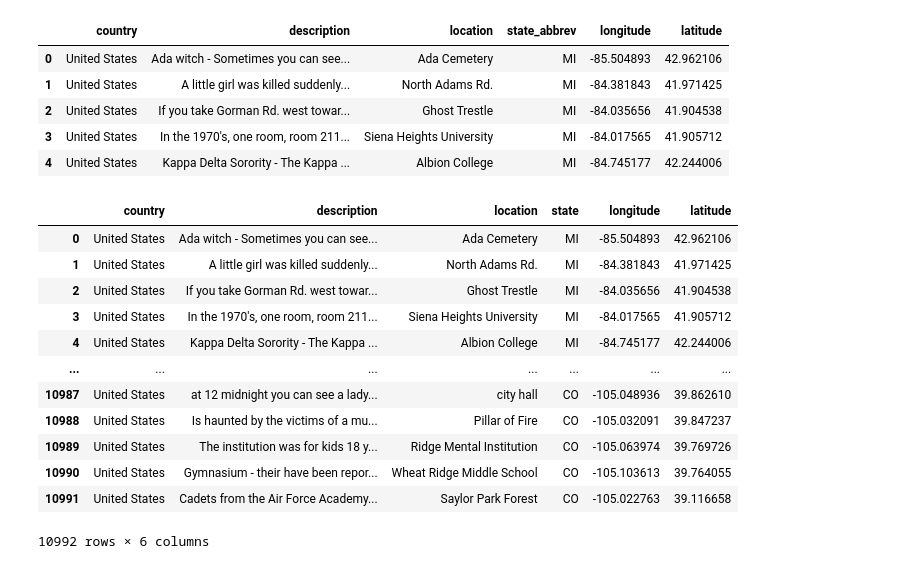
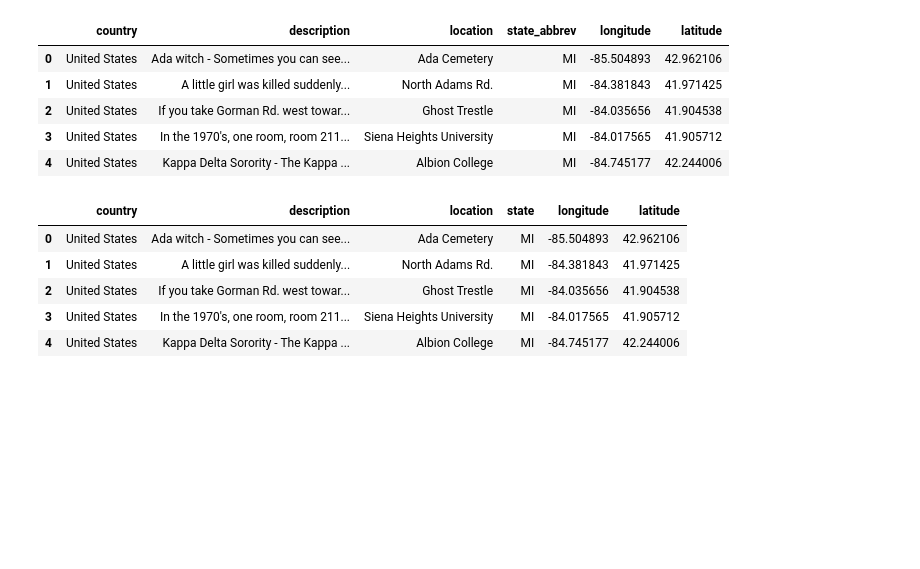
Before and after one commit to Morgen-Henry/supernatural_map, a Jupyter notebook: Data Cleaning/datacleaning.ipynb, the cells around one changed output. Cells and saved outputs as stored; diff of their text form; code cells hidden in the pictures; blank space fills up the shorter version.

```diff
--- a/Data Cleaning/datacleaning.ipynb
+++ b/Data Cleaning/datacleaning.ipynb
@@ -359,20 +346,13 @@ hauntedPlaces.head()
 | 4 | United States | Kappa Delta Sorority - The Kappa ... | Albion College | MI | -84.745177 | 42.244006 |
 # %%
 hauntedPlaces = hauntedPlaces.rename(columns={'state_abbrev': 'state'})
-hauntedPlaces
+hauntedPlaces.head()
 # %% [output]
 |  | country | description | location | state | longitude | latitude |
 | 0 | United States | Ada witch - Sometimes you can see... | Ada Cemetery | MI | -85.504893 | 42.962106 |
 | 1 | United States | A little girl was killed suddenly... | North Adams Rd. | MI | -84.381843 | 41.971425 |
 | 2 | United States | If you take Gorman Rd. west towar... | Ghost Trestle | MI | -84.035656 | 41.904538 |
 | 3 | United States | In the 1970's, one room, room 211... | Siena Heights University | MI | -84.017565 | 41.905712 |
 | 4 | United States | Kappa Delta Sorority - The Kappa ... | Albion College | MI | -84.745177 | 42.244006 |
-| ... | ... | ... | ... | ... | ... | ... |
-| 10987 | United States | at 12 midnight you can see a lady... | city hall | CO | -105.048936 | 39.862610 |
-| 10988 | United States | Is haunted by the victims of a mu... | Pillar of Fire | CO | -105.032091 | 39.847237 |
-| 10989 | United States | The institution was for kids 18 y... | Ridge Mental Institution | CO | -105.063974 | 39.769726 |
-| 10990 | United States | Gymnasium - their have been repor... | Wheat Ridge Middle School | CO | -105.103613 | 39.764055 |
-| 10991 | United States | Cadets from the Air Force Academy... | Saylor Park Forest | CO | -105.022763 | 39.116658 |
-10992 rows × 6 columns
 # %%
 hauntedPlaces = hauntedPlaces.dropna()
```
Also changed, not shown: parts of 9 cells of this notebook, 4 other files.
